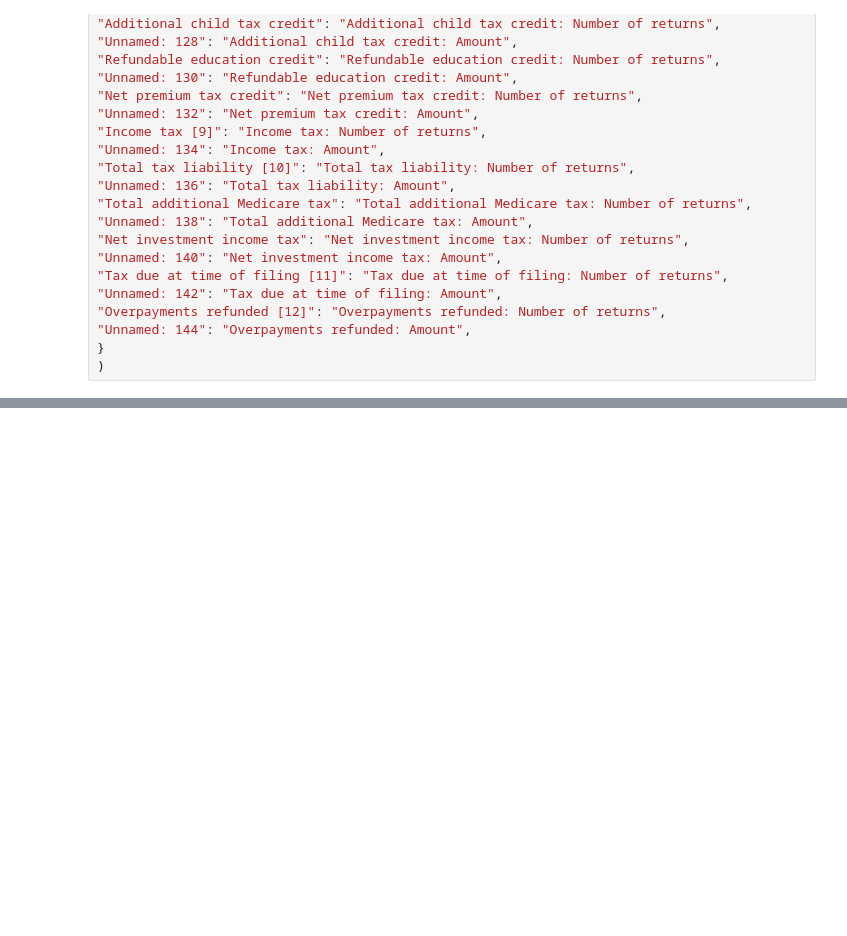
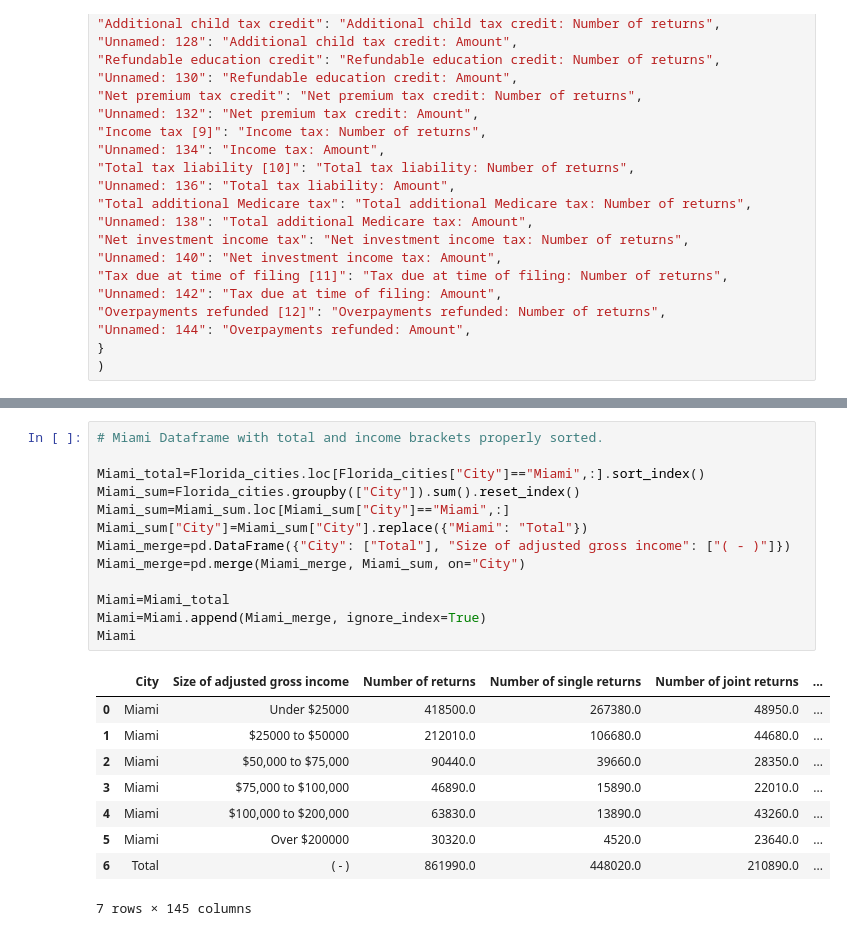
Before and after one commit to Sbrown146/Project1, a Jupyter notebook: Project Data test.ipynb, the cells around one changed output, grey strips where cells are left out. Drawn from its saved outputs; the diff is of its cells as text; blank space fills up the shorter version.

```diff
--- a/Project Data test.ipynb
+++ b/Project Data test.ipynb
@@ -220,0 +265,23 @@ Orlando_stats.head(10)
+# %%
+# Miami Dataframe with total and income brackets properly sorted.
+
+Miami_total=Florida_cities.loc[Florida_cities["City"]=="Miami",:].sort_index()
+Miami_sum=Florida_cities.groupby(["City"]).sum().reset_index()
+Miami_sum=Miami_sum.loc[Miami_sum["City"]=="Miami",:]
+Miami_sum["City"]=Miami_sum["City"].replace({"Miami": "Total"})
+Miami_merge=pd.DataFrame({"City": ["Total"], "Size of adjusted gross income": ["( - )"]})
+Miami_merge=pd.merge(Miami_merge, Miami_sum, on="City")
+
+Miami=Miami_total
+Miami=Miami.append(Miami_merge, ignore_index=True)
+Miami
+# %% [output]
+|  | City | Size of adjusted gross income | Number of returns | Number of single returns | Number of joint returns | ... |
+| 0 | Miami | Under $25000 | 418500.0 | 267380.0 | 48950.0 | ... |
+| 1 | Miami | $25000 to $50000 | 212010.0 | 106680.0 | 44680.0 | ... |
+| 2 | Miami | $50,000 to $75,000 | 90440.0 | 39660.0 | 28350.0 | ... |
+| 3 | Miami | $75,000 to $100,000 | 46890.0 | 15890.0 | 22010.0 | ... |
+| 4 | Miami | $100,000 to $200,000 | 63830.0 | 13890.0 | 43260.0 | ... |
+| 5 | Miami | Over $200000 | 30320.0 | 4520.0 | 23640.0 | ... |
+| 6 | Total | ( - ) | 861990.0 | 448020.0 | 210890.0 | ... |
+7 rows × 145 columns
```
Also changed, not shown: parts of 11 cells of this notebook.
